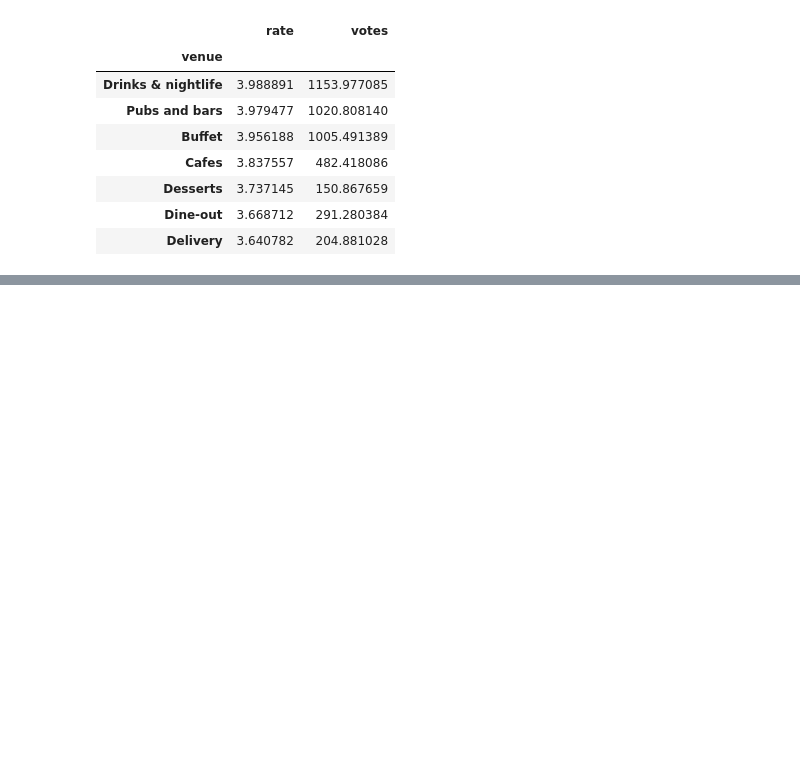
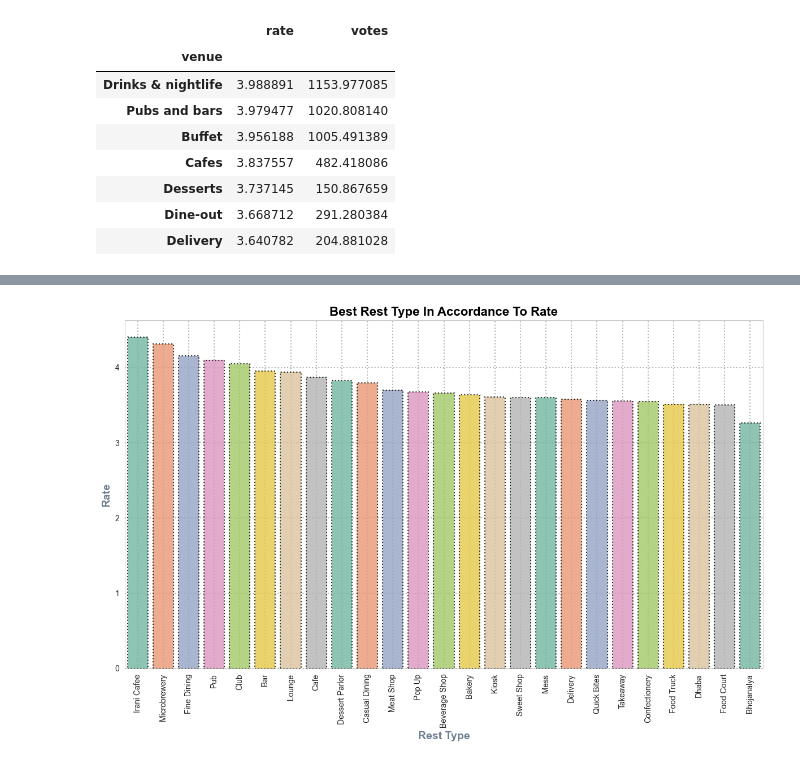
Before and after one commit to SaurabhSSB/bengaluru-restaurant-eda, a Jupyter notebook: 3_eda.ipynb, the cells around one changed output, grey strips where cells are left out. Cells and saved outputs as stored; diff of their text form; code cells hidden in the pictures; blank space fills up the shorter version.

```diff
--- a/3_eda.ipynb
+++ b/3_eda.ipynb
@@ -640,0 +709,4 @@ plt.show()
+# %%
+df.rest_type_list= df.rest_type.str.split(",\s*")
+df_exploded= df.explode('rest_type_list')
+df_exploded
@@ -640,0 +727,3 @@ plt.show()
+# %%
+rest_type_rate= df_exploded.groupby("rest_type_list")[['rate', 'votes']].mean().sort_values(by= ['rate', 'votes'], ascending= False)
+rest_type_rate
@@ -640,0 +749,14 @@ plt.show()
+# %%
+plt.figure(figsize= (12, 8))
+sns.set_style('whitegrid')
+sns.barplot(x= rest_type_rate.index, y= rest_type_rate.rate, linewidth= 1.5, linestyle= ":", palette= "Set2", edgecolor= "black", width= 0.8, alpha= 0.8)
+
+plt.title("Best Rest Type In Accordance To Rate", fontsize= 16, fontweight= "bold", color= "black")
+plt.xlabel("Rest Type", fontsize= 14, fontweight= "bold", color= "slategray")
+plt.ylabel("Rate", fontsize= 14, fontweight= "bold", color= "slategray")
+plt.xticks(rotation= 90)
+plt.grid(True, linewidth= 1.5, linestyle= ":", color= "grey", alpha= 0.6)
+plt.tight_layout()
+plt.show()
+# %% [output]
+[figure, added]
```
Also changed, not shown: parts of 8 cells of this notebook.
